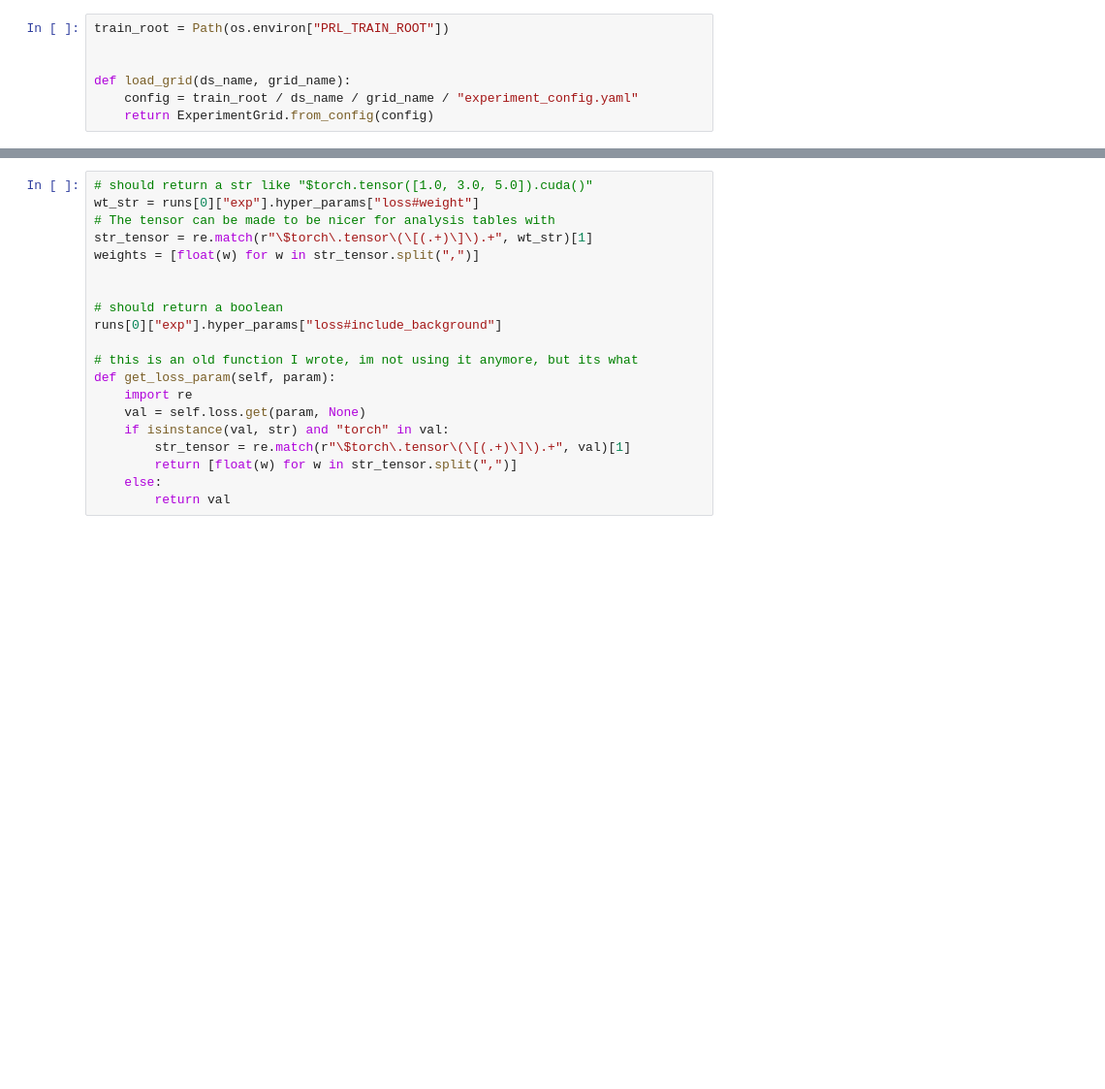
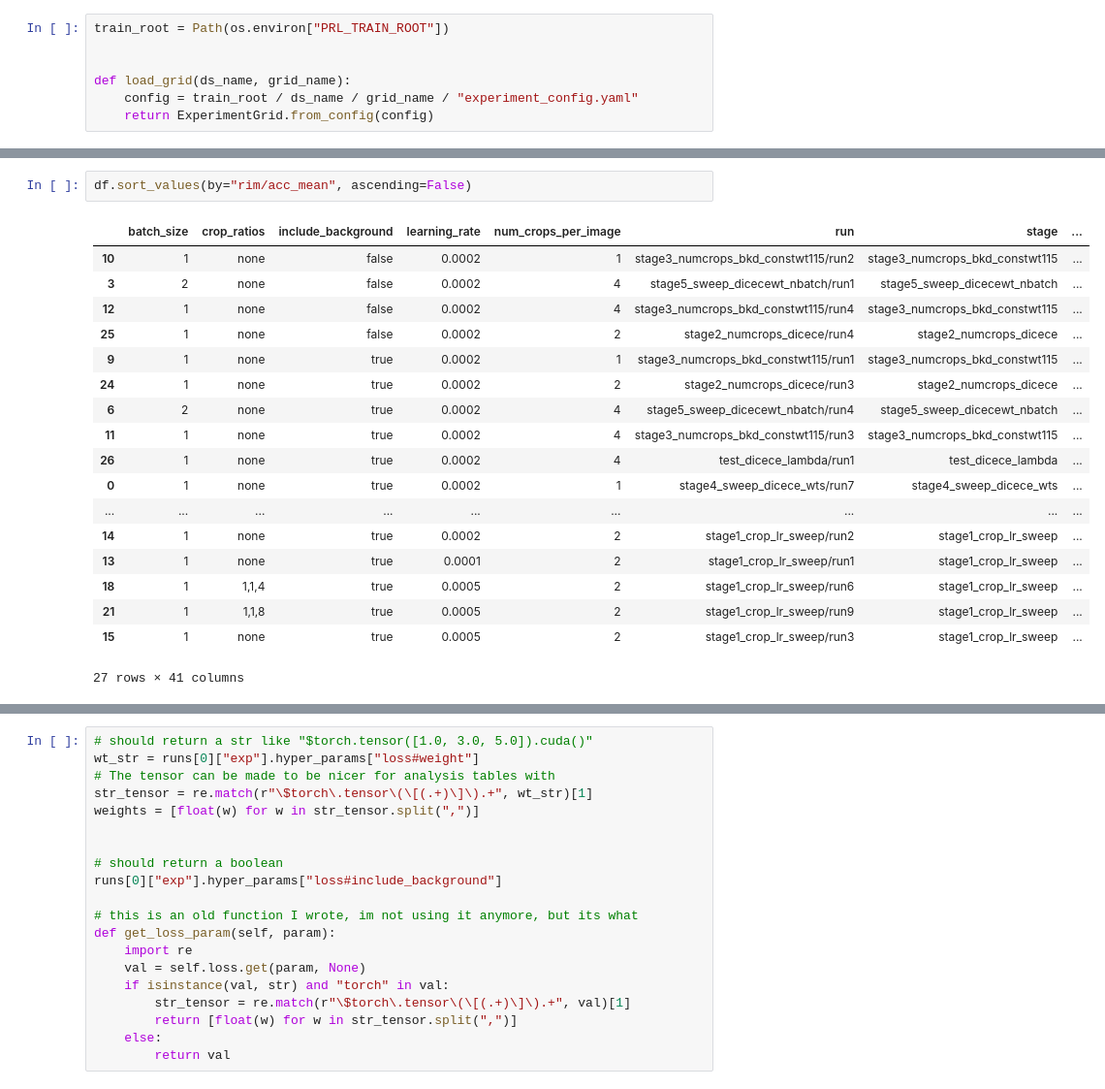
Before and after one commit to srs328/prl_project, a Jupyter notebook: notebooks/evaluate_gridsearch.ipynb, the cells around one changed output, grey strips where cells are left out. Shown at 97% size. Cells and saved outputs as stored; diff of their text form; blank space fills up the shorter version.

```diff
--- a/notebooks/evaluate_gridsearch.ipynb
+++ b/notebooks/evaluate_gridsearch.ipynb
@@ -93,3 +173,24 @@ params_to_gather = [
+# %%
+df.sort_values(by="rim/acc_mean", ascending=False)
+# %% [output]
+|  | batch_size | crop_ratios | include_background | learning_rate | num_crops_per_image | run | stage | ... |
+| 10 | 1 | none | false | 0.0002 | 1 | stage3_numcrops_bkd_constwt115/run2 | stage3_numcrops_bkd_constwt115 | ... |
+| 3 | 2 | none | false | 0.0002 | 4 | stage5_sweep_dicecewt_nbatch/run1 | stage5_sweep_dicecewt_nbatch | ... |
+| 12 | 1 | none | false | 0.0002 | 4 | stage3_numcrops_bkd_constwt115/run4 | stage3_numcrops_bkd_constwt115 | ... |
+| 25 | 1 | none | false | 0.0002 | 2 | stage2_numcrops_dicece/run4 | stage2_numcrops_dicece | ... |
+| 9 | 1 | none | true | 0.0002 | 1 | stage3_numcrops_bkd_constwt115/run1 | stage3_numcrops_bkd_constwt115 | ... |
+| 24 | 1 | none | true | 0.0002 | 2 | stage2_numcrops_dicece/run3 | stage2_numcrops_dicece | ... |
+| 6 | 2 | none | true | 0.0002 | 4 | stage5_sweep_dicecewt_nbatch/run4 | stage5_sweep_dicecewt_nbatch | ... |
+| 11 | 1 | none | true | 0.0002 | 4 | stage3_numcrops_bkd_constwt115/run3 | stage3_numcrops_bkd_constwt115 | ... |
+| 26 | 1 | none | true | 0.0002 | 4 | test_dicece_lambda/run1 | test_dicece_lambda | ... |
+| 0 | 1 | none | true | 0.0002 | 1 | stage4_sweep_dicece_wts/run7 | stage4_sweep_dicece_wts | ... |
+| ... | ... | ... | ... | ... | ... | ... | ... | ... |
+| 14 | 1 | none | true | 0.0002 | 2 | stage1_crop_lr_sweep/run2 | stage1_crop_lr_sweep | ... |
+| 13 | 1 | none | true | 0.0001 | 2 | stage1_crop_lr_sweep/run1 | stage1_crop_lr_sweep | ... |
+| 18 | 1 | 1,1,4 | true | 0.0005 | 2 | stage1_crop_lr_sweep/run6 | stage1_crop_lr_sweep | ... |
+| 21 | 1 | 1,1,8 | true | 0.0005 | 2 | stage1_crop_lr_sweep/run9 | stage1_crop_lr_sweep | ... |
+| 15 | 1 | none | true | 0.0005 | 2 | stage1_crop_lr_sweep/run3 | stage1_crop_lr_sweep | ... |
+27 rows × 41 columns
 # %%
 dataset_name = "roi_train2"
 for gridsearch_name in gridsearch_experiments:
```
Also changed, not shown: parts of 5 cells of this notebook, 6 other files.
